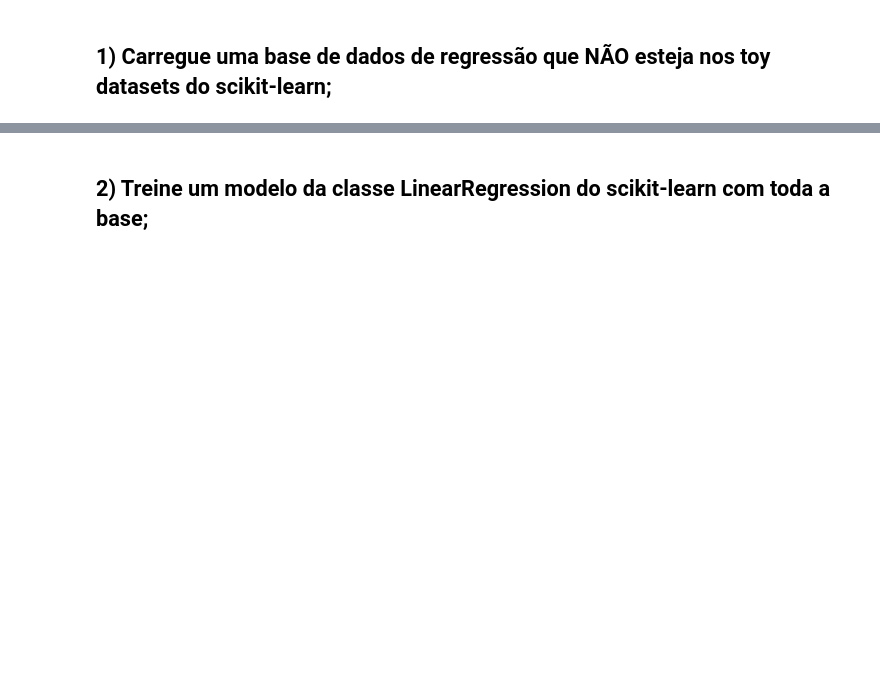
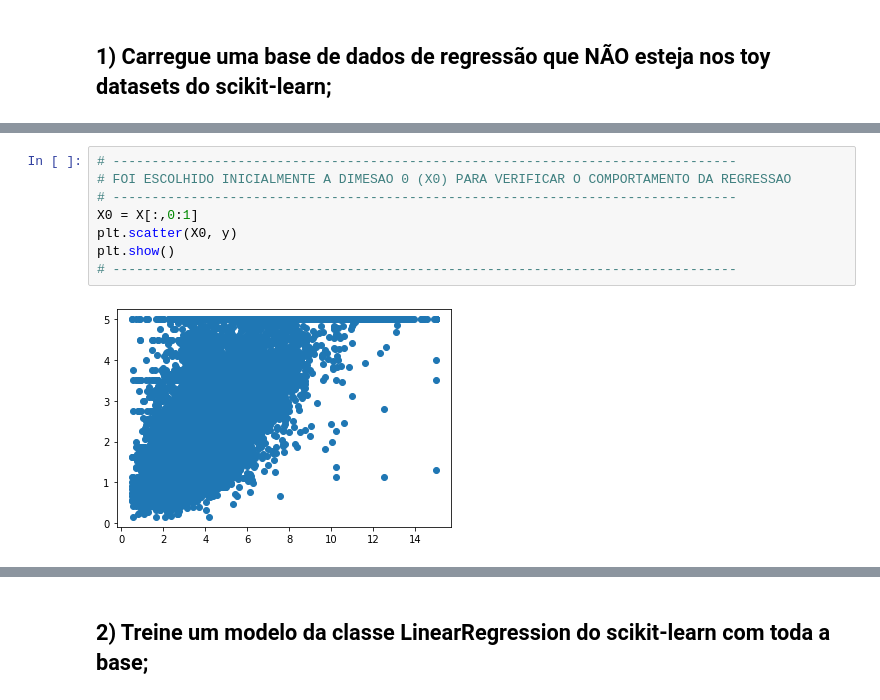
Before and after one commit to TNK443/RecPadroes, a Jupyter notebook: 01_Regressão_Tarefa.ipynb, the cells around one changed output, grey strips where cells are left out. Cells and saved outputs as stored; diff of their text form; blank space fills up the shorter version.

```diff
--- a/01_Regressão_Tarefa.ipynb
+++ b/01_Regressão_Tarefa.ipynb
@@ -23,0 +93,10 @@ import numpy as np
+# %%
+# --------------------------------------------------------------------------------
+# FOI ESCOLHIDO INICIALMENTE A DIMESAO 0 (X0) PARA VERIFICAR O COMPORTAMENTO DA REGRESSAO
+# --------------------------------------------------------------------------------
+X0 = X[:,0:1]
+plt.scatter(X0, y)
+plt.show()
+# --------------------------------------------------------------------------------
+# %% [output]
+[figure, added]
```
Also changed, not shown: parts of 17 cells of this notebook.
